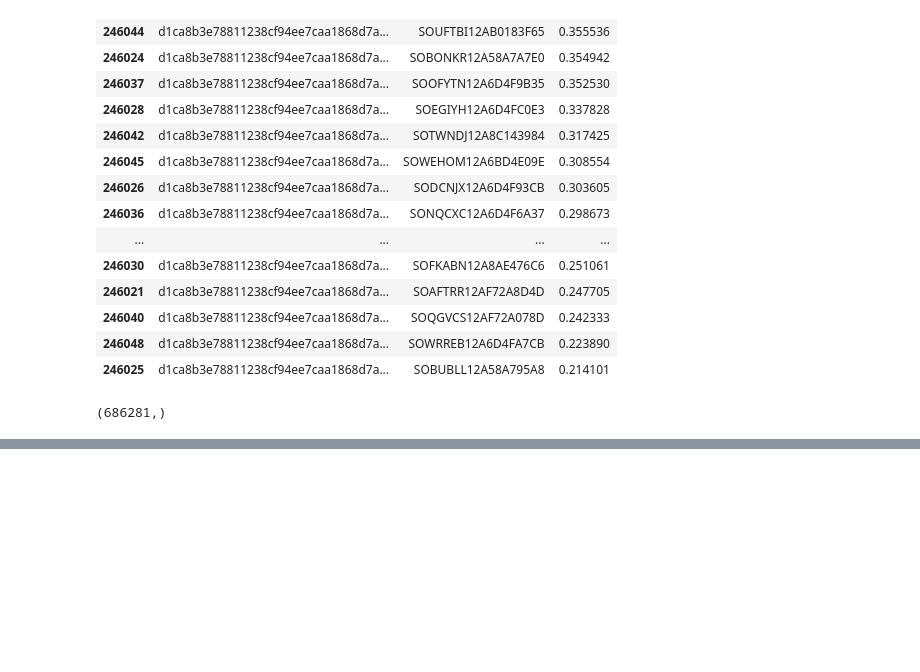
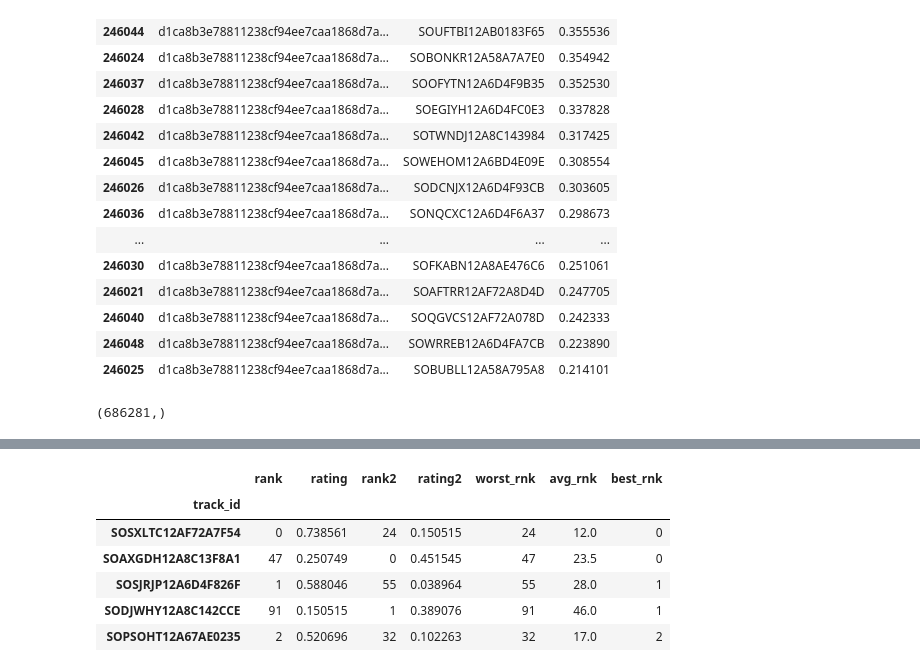
Before and after one commit to chrisshaffer/group-playlist-recommender, a Jupyter notebook: src/score_notebook.ipynb, the cells around one changed output, grey strips where cells are left out. Saved outputs shown, nothing was run; the diff lists cells and outputs as text; code cells hidden in the pictures; blank space fills up the shorter version.

```diff
--- a/src/score_notebook.ipynb
+++ b/src/score_notebook.ipynb
@@ -69,0 +237,10 @@ predictions['user_id'].shape
+# %%
+rankings.sort_values('best_rnk')[:n_songs]
+# %% [output]
+|  | rank | rating | rank2 | rating2 | worst_rnk | avg_rnk | best_rnk |
+| track_id |  |  |  |  |  |  |  |
+| SOSXLTC12AF72A7F54 | 0 | 0.738561 | 24 | 0.150515 | 24 | 12.0 | 0 |
+| SOAXGDH12A8C13F8A1 | 47 | 0.250749 | 0 | 0.451545 | 47 | 23.5 | 0 |
+| SOSJRJP12A6D4F826F | 1 | 0.588046 | 55 | 0.038964 | 55 | 28.0 | 1 |
+| SODJWHY12A8C142CCE | 91 | 0.150515 | 1 | 0.389076 | 91 | 46.0 | 1 |
+| SOPSOHT12A67AE0235 | 2 | 0.520696 | 32 | 0.102263 | 32 | 17.0 | 2 |
```
Also changed, not shown: parts of 13 cells of this notebook, 6 other files.
